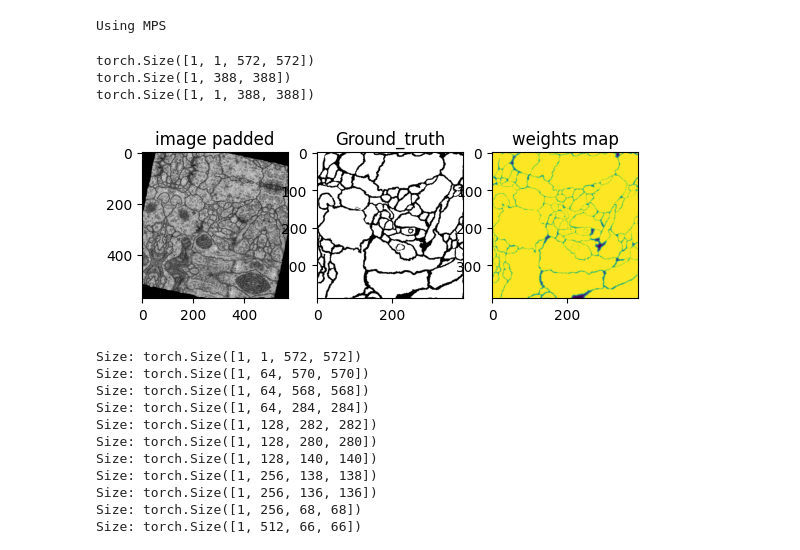
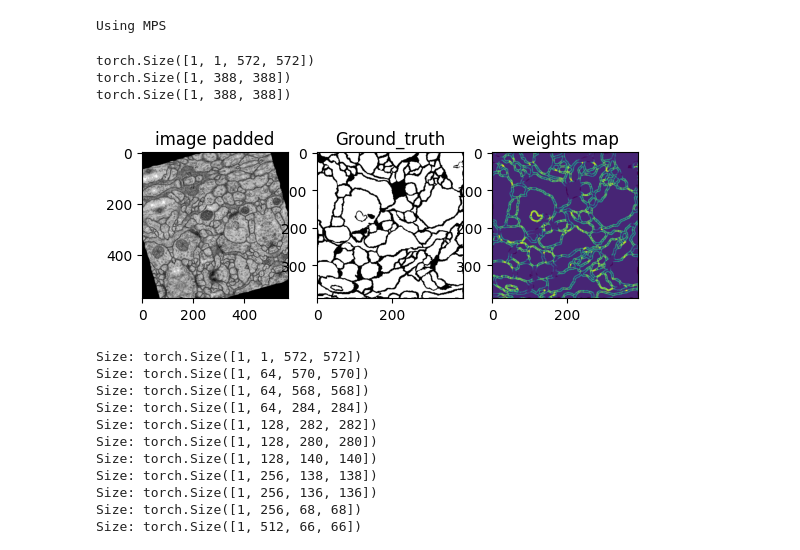
Before and after one commit to Syntoxikoo/Deep-learning-for-segmentation-of-micro-tomography-images, a Jupyter notebook: notebooks/test_Unet.ipynb, the cells around one changed output. Drawn from its saved outputs; the diff is of its cells as text; code cells hidden in the pictures.

```diff
--- a/notebooks/test_Unet.ipynb
+++ b/notebooks/test_Unet.ipynb
@@ -30,7 +31,7 @@ from scipy.ndimage import distance_transform_edt,binary_erosion,binary_dilation
 
 def compute_weight_map(label,  w0=10, sigma=5):
     """Implementation kaggle / paper U-net"""
-    foreground = (label > 0).astype(np.uint8)
+    foreground = (label  <1).astype(np.uint8)
 
     class_freq = np.bincount(label.flatten())
     wc = 1.0 / (class_freq[label] + 1e-6)
@@ -76,7 +151,6 @@ class UnetDataset(Dataset):
         image = decode_png(img_tensor)
         image = v2.functional.to_dtype(image,torch.float32, scale = True)
         label = decode_png(label_tensor)
-        label = (label >0).long() #binarize
 
 
         if self.padding:
@@ -90,8 +164,9 @@ class UnetDataset(Dataset):
         if self.transform:
             image,label = self.transform(image,label)
 
+        label = (label >=125).long() #binarize
         weight_map = compute_weight_map(label.numpy())
-        # weight_map = weight_map / (weight_map.mean() + 1e-9) # normalize
+
         return image, label.squeeze(0).long(),weight_map
 class pairTransform:
 
@@ -119,36 +194,36 @@ path =os.path.join(cwd, "datas/Unet")
 shape_orig = 512
 shape_in = 572
 shape_out = 388
 
 pair_transform = pairTransform(transform)
 # pair_transform = None
 train_dataset = UnetDataset(path,split='train',transform=pair_transform,padding=92,resized_shape=[shape_out,shape_out])
 test_dataset = UnetDataset(path,split='test',transform=pair_transform,padding=92,resized_shape=[shape_out,shape_out])
 BATCH_SIZE = 1
 
 train_loader = DataLoader(train_dataset,BATCH_SIZE, True, num_workers=dl_workers)
 test_loader = DataLoader(test_dataset,BATCH_SIZE, True, num_workers=dl_workers)
 plt.figure()
 for images, masks,weights in train_loader:
     print(images.shape)
     print(masks.shape)
     print(weights.shape)
     plt.subplot(1,3,1)
     plt.imshow(images[0,0], cmap="gray")
     plt.title("image padded")
     plt.subplot(1,3,2)
     plt.imshow(masks[0], cmap="gray")
     plt.title("Ground_truth")
     plt.subplot(1,3,3)
-    plt.imshow(weights[0,0])
+    plt.imshow(weights[0])
     plt.title("weights map")
     break
 plt.show()
 # %% [output]
 torch.Size([1, 1, 572, 572])
 torch.Size([1, 388, 388])
-torch.Size([1, 1, 388, 388])
+torch.Size([1, 388, 388])
-[figure, old version]
+[figure, new version]
 # %%
 import sys
 project_root = str(cwd)
```
Also changed, not shown: parts of 7 cells of this notebook, 1 other file.
